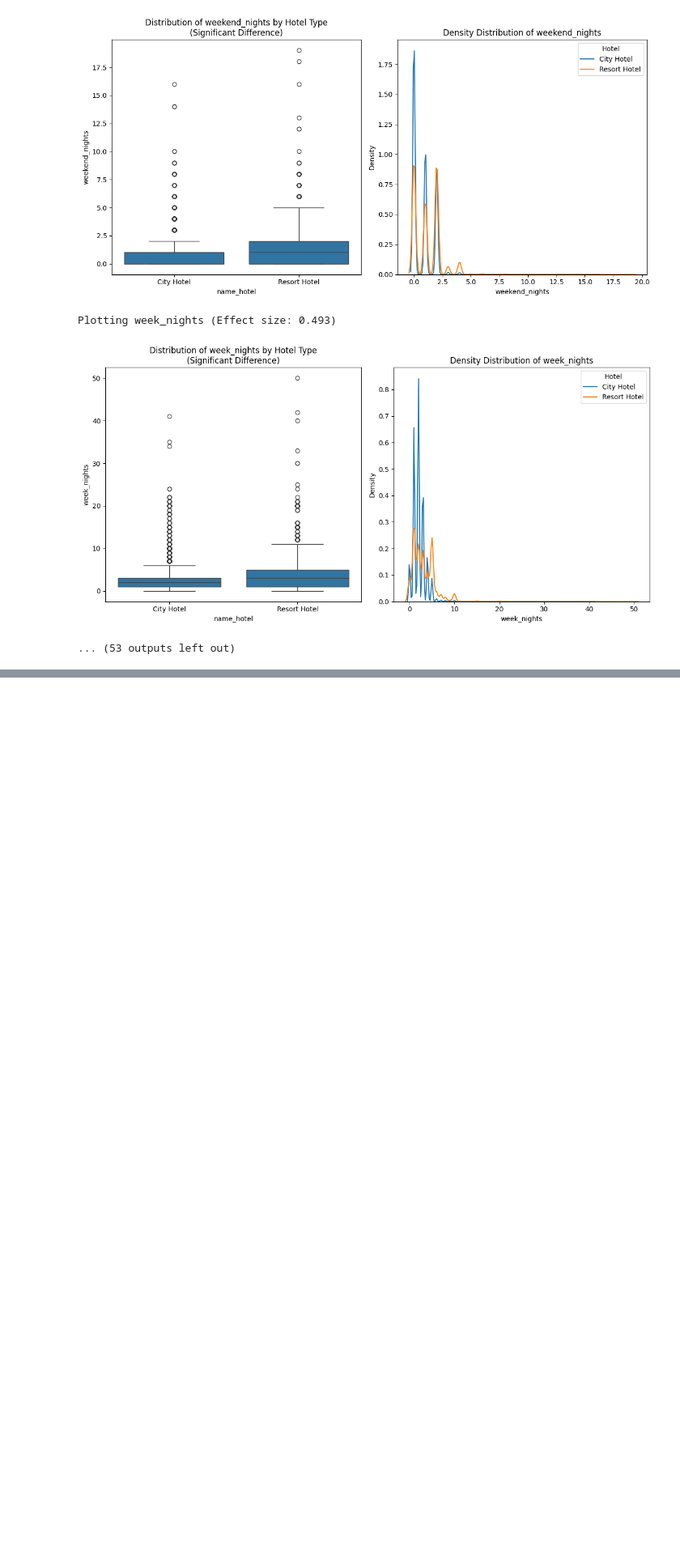
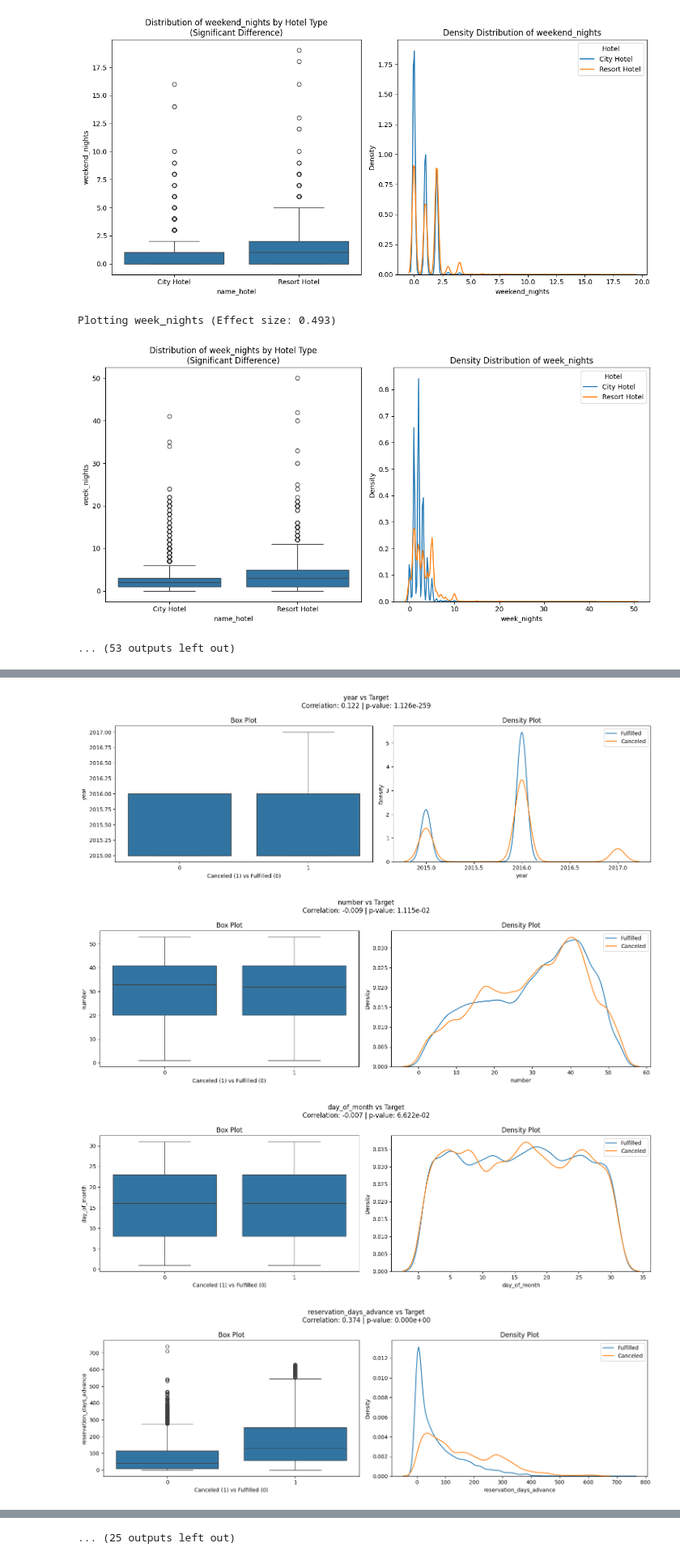
Before and after one commit to roodriigoooo/reservationspredictions, a Jupyter notebook: reservationspreds.ipynb, the cells around one changed output, grey strips where cells are left out. Shown at 81% size. Cells and saved outputs as stored; diff of their text form; code cells hidden in the pictures; blank space fills up the shorter version.

Commit message:
target label exp

```diff
--- a/reservationspreds.ipynb
+++ b/reservationspreds.ipynb
@@ -408,0 +455,3 @@ Plotting total_length_of_stay (Effect size: 0.496)
+# %%
+target_results = target_relationships(reservations)
+target_results
@@ -408,0 +527,7 @@ Plotting total_length_of_stay (Effect size: 0.496)
+# %%
+plot_target_relationships(reservations, target_results)
+# %% [output]
+[figure, added]
+[figure, added]
+[figure, added]
+[figure, added]
@@ -408,0 +542 @@ Plotting total_length_of_stay (Effect size: 0.496)
+... (25 outputs left out)
```
Also changed, not shown: parts of 6 cells of this notebook.
